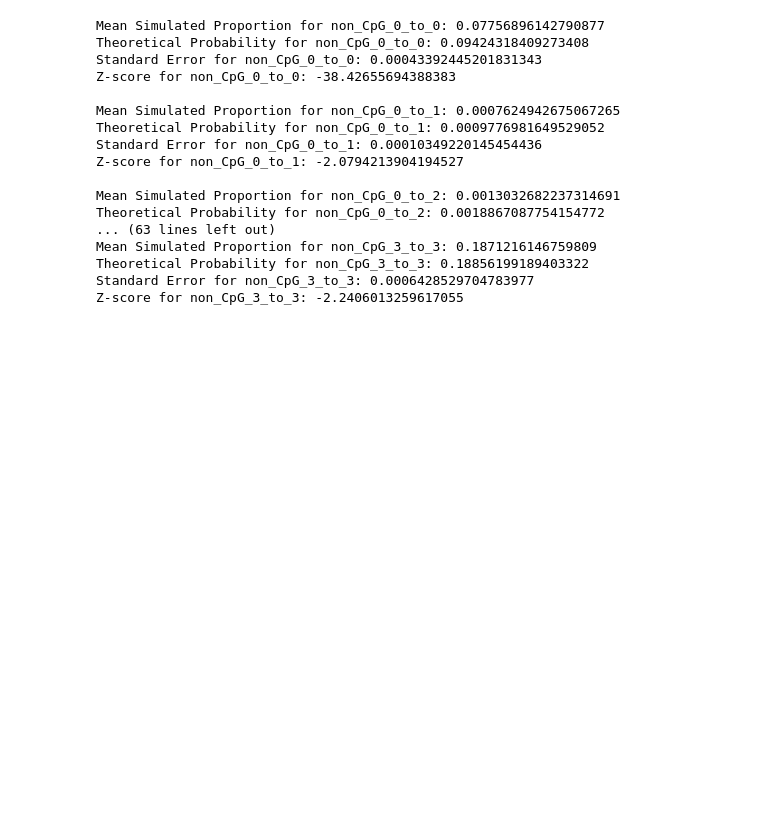
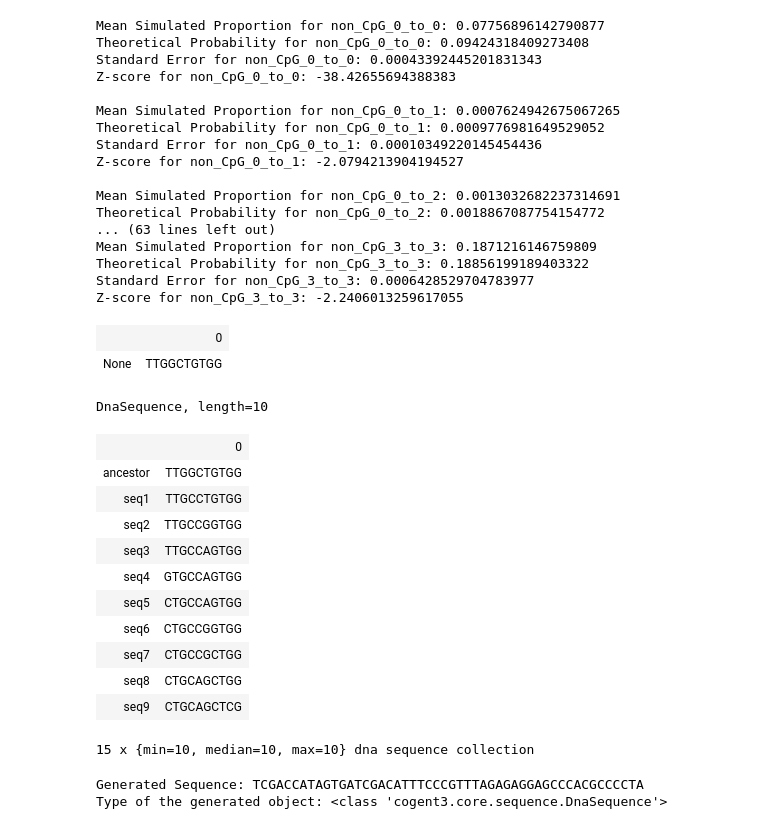
Before and after one commit to GavinHuttley/PuningAnalysis, a Jupyter notebook: src/simulation/DSA4199_DNA_Simulation_processed_doc.ipynb, the cells around one changed output. Cells and saved outputs as stored; diff of their text form; code cells hidden in the pictures; blank space fills up the shorter version.

Commit message:
Work for make WTS a cogent3 app

```diff
--- a/src/simulation/DSA4199_DNA_Simulation_processed_doc.ipynb
+++ b/src/simulation/DSA4199_DNA_Simulation_processed_doc.ipynb
@@ -1355,0 +1359,79 @@ Z-score for non_CpG_3_to_3: -2.2406013259617055
+# %%
+Q_matrix = generate_rate_matrix_cogent3()
+n = 10
+rng = default_rng(12345)  # Seed for reproducibility
+
+pi = [0.35, 0.15, 0.05, 0.45]
+sequence = generate_ancestor_cogent3(n, rng, pi)
+
+sequence
+# %% [output]
+|  | 0 |
+| None | TTGGCTGTGG |
+DnaSequence, length=10
+# %%
+simulator = SeqSimulate(max_time= 0.5, Q=Q_matrix, length=n, num_simulations=3, seed = 123)
+result = simulator.main(sequence)
+result[0]
+# %% [output]
+|  | 0 |
+| ancestor | TTGGCTGTGG |
+| seq1 | TTGCCTGTGG |
+| seq2 | TTGCCGGTGG |
+| seq3 | TTGCCAGTGG |
+| seq4 | GTGCCAGTGG |
+| seq5 | CTGCCAGTGG |
+| seq6 | CTGCCGGTGG |
+| seq7 | CTGCCGCTGG |
+| seq8 | CTGCAGCTGG |
+| seq9 | CTGCAGCTCG |
+15 x {min=10, median=10, max=10} dna sequence collection
+# %%
+import numpy as np
+from numpy.random import default_rng
+from cogent3 import make_seq
+
+def generate_ancestor(n, pi, rng):
+    """
+    Generate an ancestor DNA sequence of length n with customizable probability distribution.
+
+    Input:
+        n (int): The desired length of the ancestor DNA sequence.
+        pi (list, optional): Array of probabilities for each nucleotide.
+
+    Output:
+        cogent3.core.alignment.Alignment: The randomly generated DNA sequence of length n.
+    """
+    nucleotides = ['T', 'C', 'A', 'G']
+
+    if pi is None:
+        pi = [0.25, 0.25, 0.25, 0.25]  # Default equal probabilities if none provided
+    elif len(pi) != 4:
+        raise ValueError("Probability distribution must contain exactly 4 values.")
+    elif not np.isclose(sum(pi), 1):
+        raise ValueError("Probabilities must sum to 1.")
+
+    # Using np.random.Generator.choice instead of random.choices
+    seq = rng.choice(nucleotides, size=n, p=pi)
+    ancestor_sequence = make_seq(''.join(seq), moltype='dna')
+
+    return ancestor_sequence
+
+# Test function
+def test_generate_ancestor():
+    rng = default_rng(12345)  # Seed for reproducibility
+    n = 50  # Length of the DNA sequence
+    pi = [0.25, 0.25, 0.25, 0.25]  # Equal probability distribution
+
+    # Generate the sequence
+    seq = generate_ancestor(n, pi, rng)
+
+    # Print the sequence
+    print("Generated Sequence:", seq)
+    print("Type of the generated object:", type(seq))
+
+# Run the test
+test_generate_ancestor()
+# %% [output]
+Generated Sequence: TCGACCATAGTGATCGACATTTCCCGTTTAGAGAGGAGCCCACGCCCCTA
+Type of the generated object: <class 'cogent3.core.sequence.DnaSequence'>
```
Also changed, not shown: parts of 1 cell of this notebook, 1 other file.
